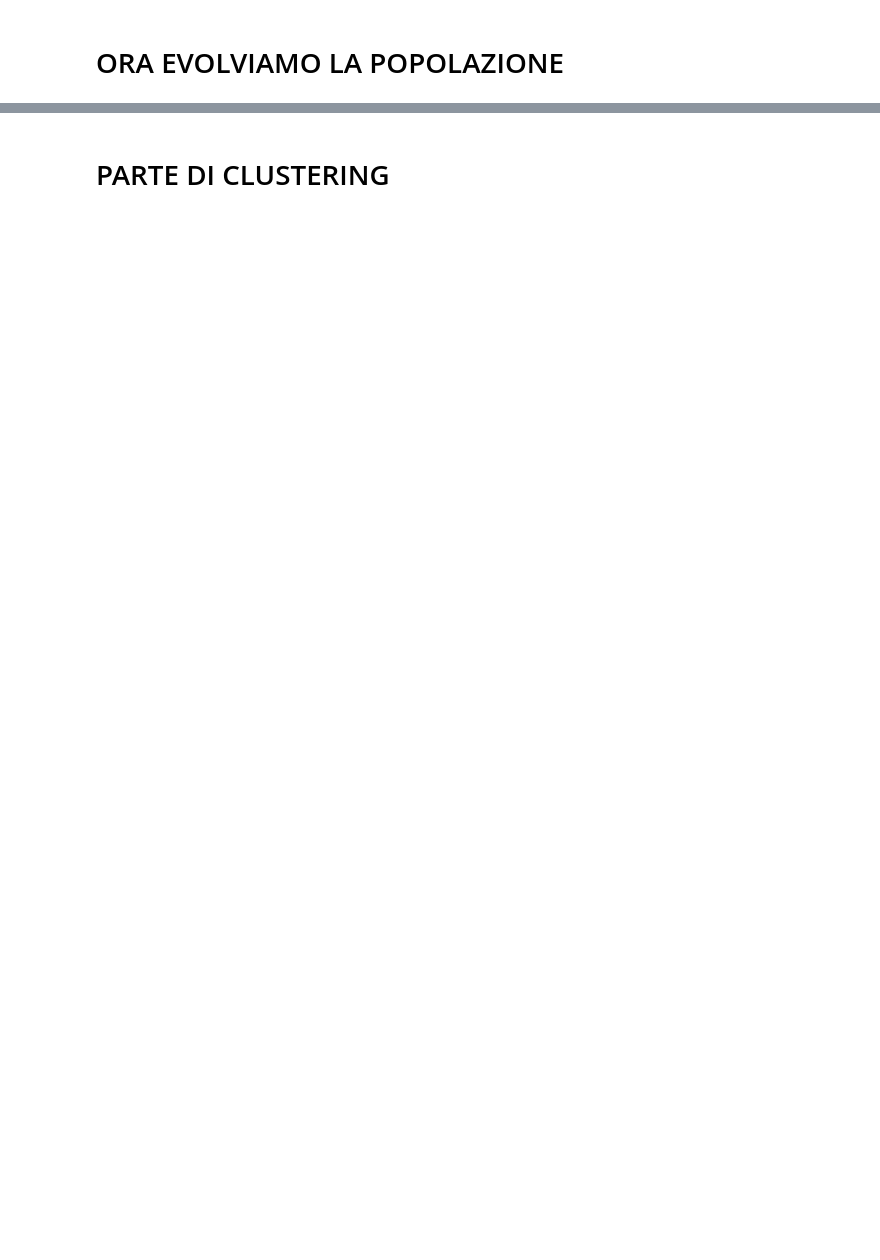
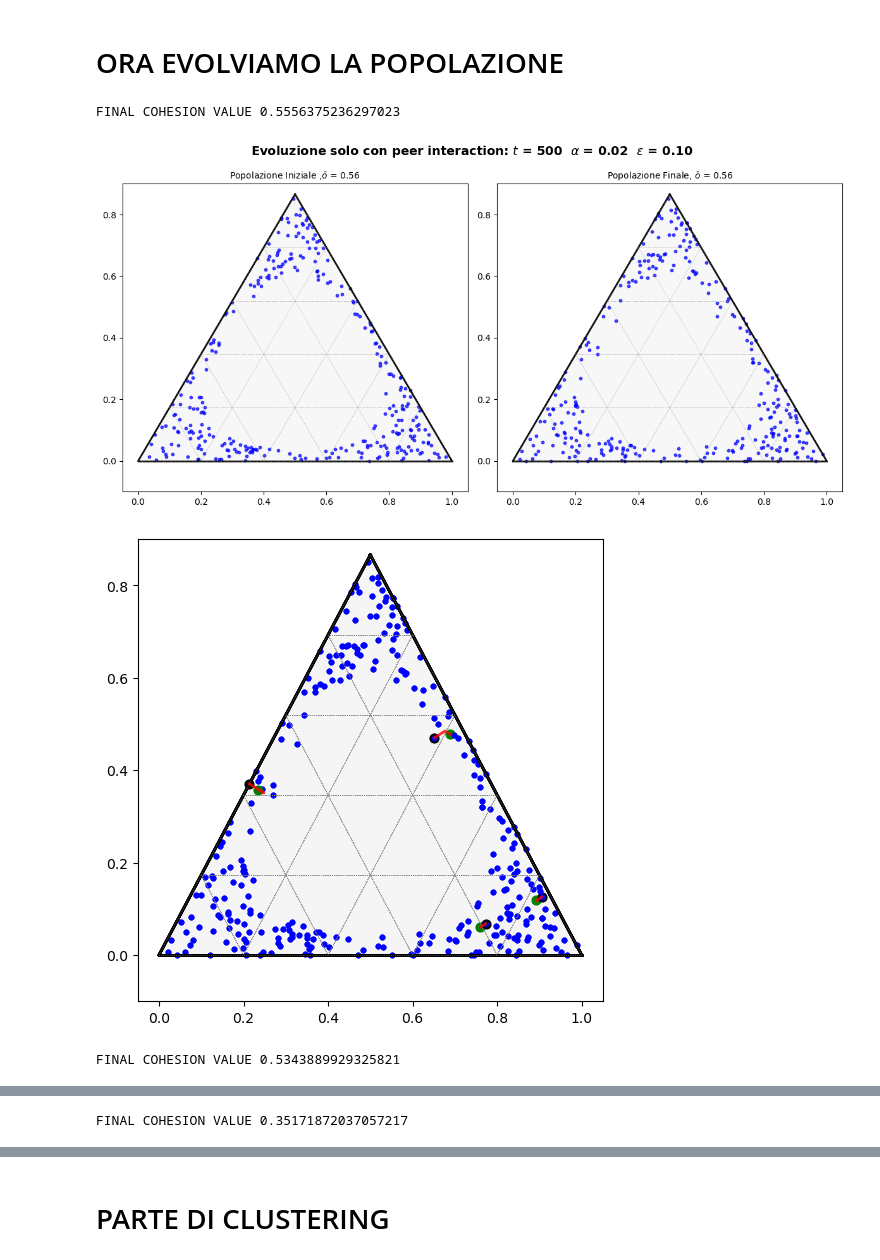
Before and after one commit to alicenappa/Cooperation, a Jupyter notebook: MODELLO_SIRBU_LORETO.ipynb, the cells around one changed output, grey strips where cells are left out. Drawn from its saved outputs; the diff is of its cells as text; code cells hidden in the pictures; blank space fills up the shorter version.

```diff
--- a/MODELLO_SIRBU_LORETO.ipynb
+++ b/MODELLO_SIRBU_LORETO.ipynb
@@ -100,29 +100,34 @@ Popolazione nel simplesso con Initial Overlap = 0.69 S_trashold = 1.60
 # %%
 entropy_threshold =  1.2
 alpha = 0.0167
 N = 300
 K=3
 eps = 0.1
 for time in [500, 5000, 50000]:
     fig, axes = plt.subplots(1, 2, figsize=(12, 6))
     popolazione_iniziale = generate_population(K,N, entropy_threshold)
     o = calculate_total_overlap(popolazione_iniziale)
     plt.suptitle(rf"Evoluzione solo con peer interaction: $t$ = {time}  $\alpha$ = {alpha:.2f}  $\epsilon$ = {eps:.2f} ", fontsize=14,  fontweight='bold')
 
     plot_simplesso_with_ax(popolazione_iniziale, axes[0], rf"Popolazione Iniziale ,$\bar{{o}}$ = {o:.2f}")
-    pop_evoluta, storico= evolve_population( popolazione_iniziale , time , eps, alpha)
+    pop_evoluta, storico , p , a = evolve_population_1( popolazione_iniziale , time , eps, alpha)
     final_o =  calculate_total_overlap(pop_evoluta)
     title = f'traiettoria'
 
     print('FINAL COHESION VALUE' , final_o )
     plot_simplesso_with_ax(pop_evoluta, axes[1], rf"Popolazione Finale, $\bar{{o}}$ = {final_o:.2f}")
     plt.tight_layout()
     plt.show()
     fig, ax = plt.subplots(figsize=(6, 6))
     index_user = 3 # Cambia questo per tracciare un altro individuo
     plot_user_trajectory_from_dict(storico, index_user, ax)
     plot_user_trajectory_from_dict(storico, 10, ax)
     plot_user_trajectory_from_dict(storico, 205, ax)
     plot_user_trajectory_from_dict(storico, 50, ax)
 
     plt.show()
+# %% [output]
+FINAL COHESION VALUE 0.5556375236297023
+[figure, added]
+[figure, added]
+FINAL COHESION VALUE 0.5343889929325821
@@ -128,0 +136 @@ for time in [500, 5000, 50000]:
+FINAL COHESION VALUE 0.35171872037057217
```
Also changed, not shown: parts of 17 cells of this notebook, 7 other files.
